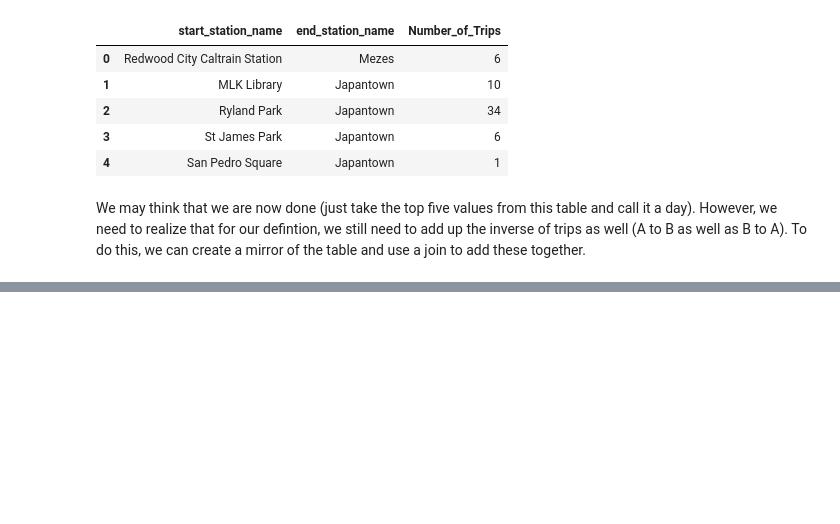
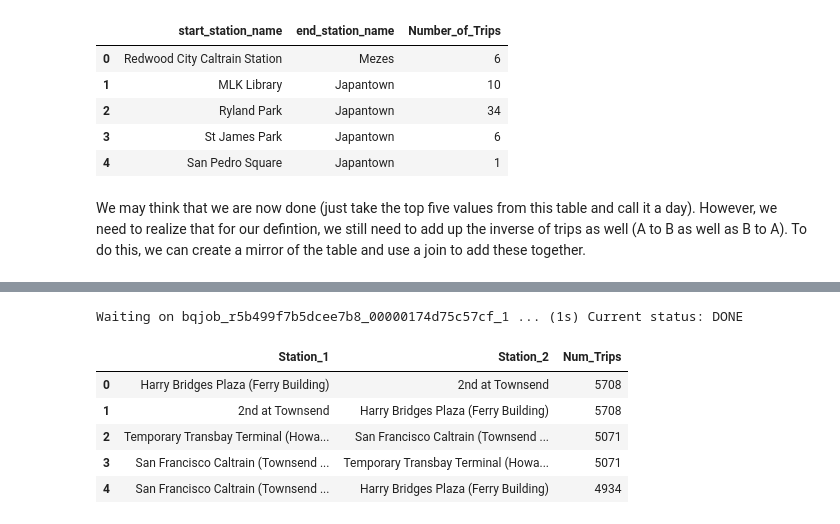
Before and after one commit to isaacvernon1/w205Project1, a Jupyter notebook: Project_1.ipynb, the cells around one changed output, grey strips where cells are left out. Drawn from its saved outputs; the diff is of its cells as text; code cells hidden in the pictures; blank space fills up the shorter version.

```diff
--- a/Project_1.ipynb
+++ b/Project_1.ipynb
@@ -257,0 +297,20 @@ We may think that we are now done (just take the top five values from this table
+# %%
+! bq query --use_legacy_sql=FALSE --format=csv \
+'SELECT\
+  *\
+FROM\
+  bike_trip_data.FinalCommuteTable\
+ORDER BY Num_Trips DESC\
+' > Duplicate.csv
+# %% [output]
+Waiting on bqjob_r5b499f7b5dcee7b8_00000174d75c57cf_1 ... (1s) Current status: DONE
+# %%
+duptable = pd.read_csv("Duplicate.csv")
+duptable.head()
+# %% [output]
+|  | Station_1 | Station_2 | Num_Trips |
+| 0 | Harry Bridges Plaza (Ferry Building) | 2nd at Townsend | 5708 |
+| 1 | 2nd at Townsend | Harry Bridges Plaza (Ferry Building) | 5708 |
+| 2 | Temporary Transbay Terminal (Howa... | San Francisco Caltrain (Townsend ... | 5071 |
+| 3 | San Francisco Caltrain (Townsend ... | Temporary Transbay Terminal (Howa... | 5071 |
+| 4 | San Francisco Caltrain (Townsend ... | Harry Bridges Plaza (Ferry Building) | 4934 |
```
Also changed, not shown: parts of 10 cells of this notebook.
